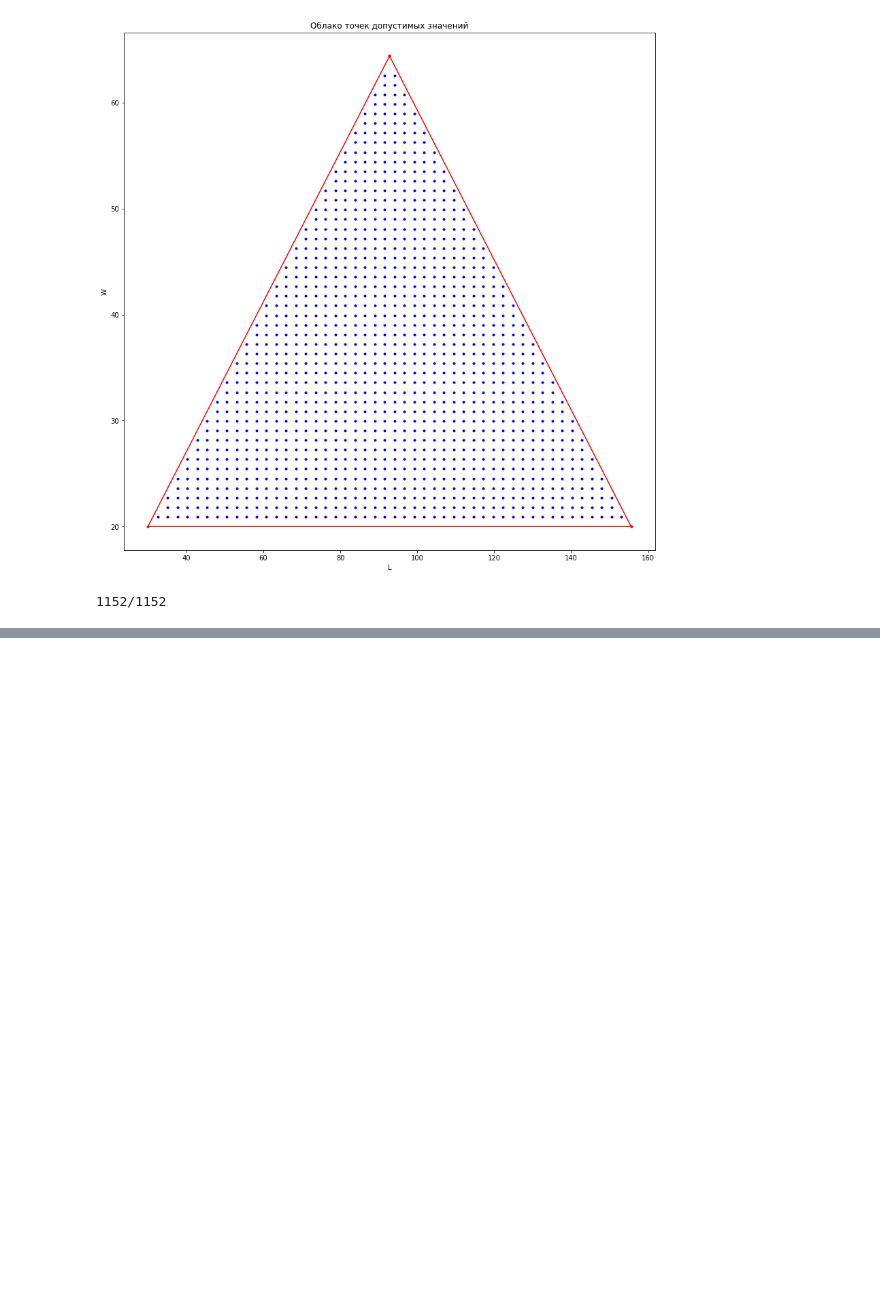
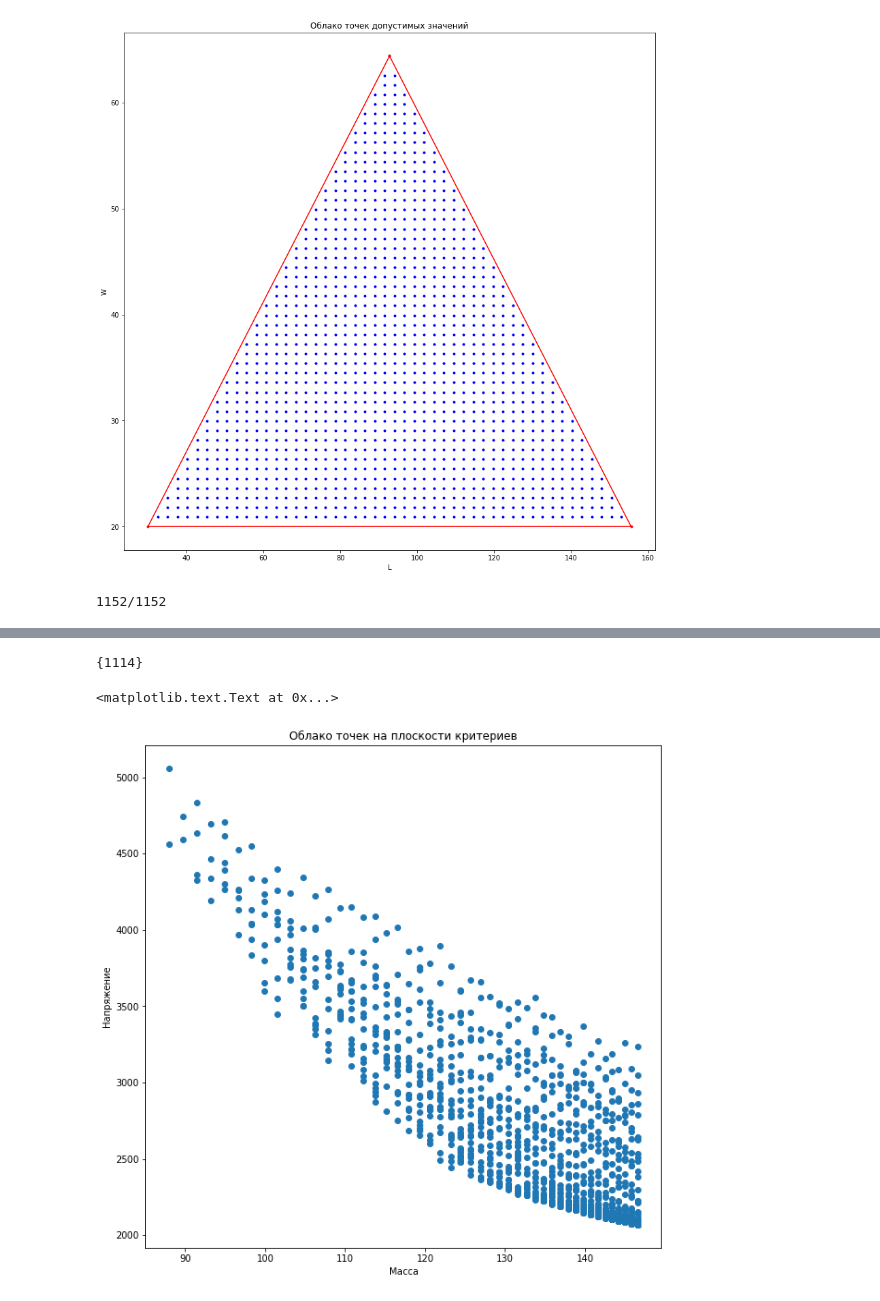
Before and after one commit to alxkorn/ISM, a Jupyter notebook: HW2.ipynb, the cells around one changed output, grey strips where cells are left out. Cells and saved outputs as stored; diff of their text form; code cells hidden in the pictures; blank space fills up the shorter version.

```diff
--- a/HW2.ipynb
+++ b/HW2.ipynb
@@ -382,0 +341,13 @@ plt.title('контурная карта величины массы детал
+# %%
+set(list(np.argwhere(np.abs(np.array(mass) - 100)<1).ravel())).intersection(set(list(np.argwhere(np.abs(np.array(sig) - 3800)<100).ravel())))
+# %% [output]
+{1114}
+# %%
+plt.figure(figsize=(10,10))
+plt.scatter(mass,sig)
+plt.xlabel('Масса')
+plt.ylabel('Напряжение')
+plt.title('Облако точек на плоскости критериев')
+# %% [output]
+<matplotlib.text.Text at 0x...>
+[figure, added]
```
Also changed, not shown: parts of 28 cells of this notebook.
